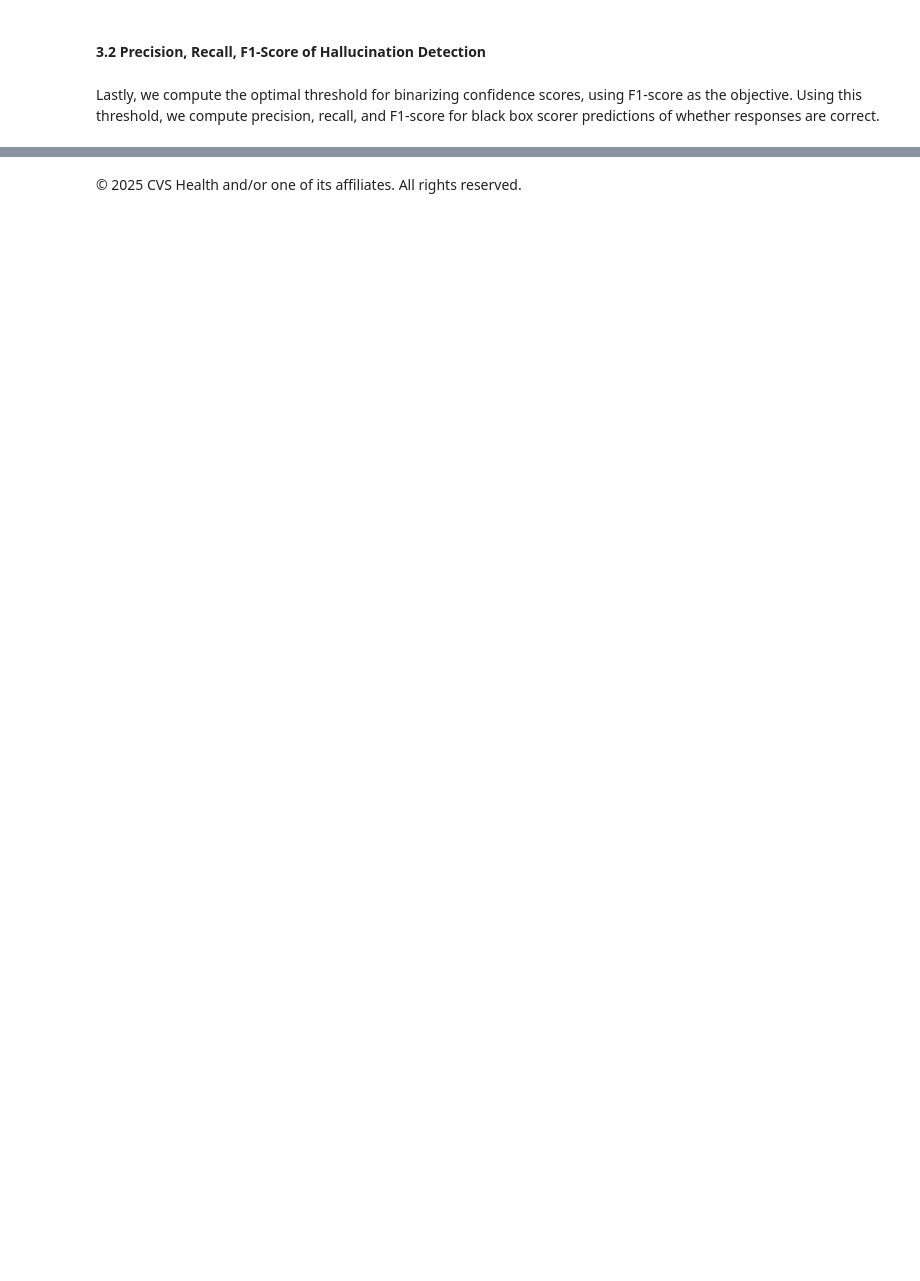
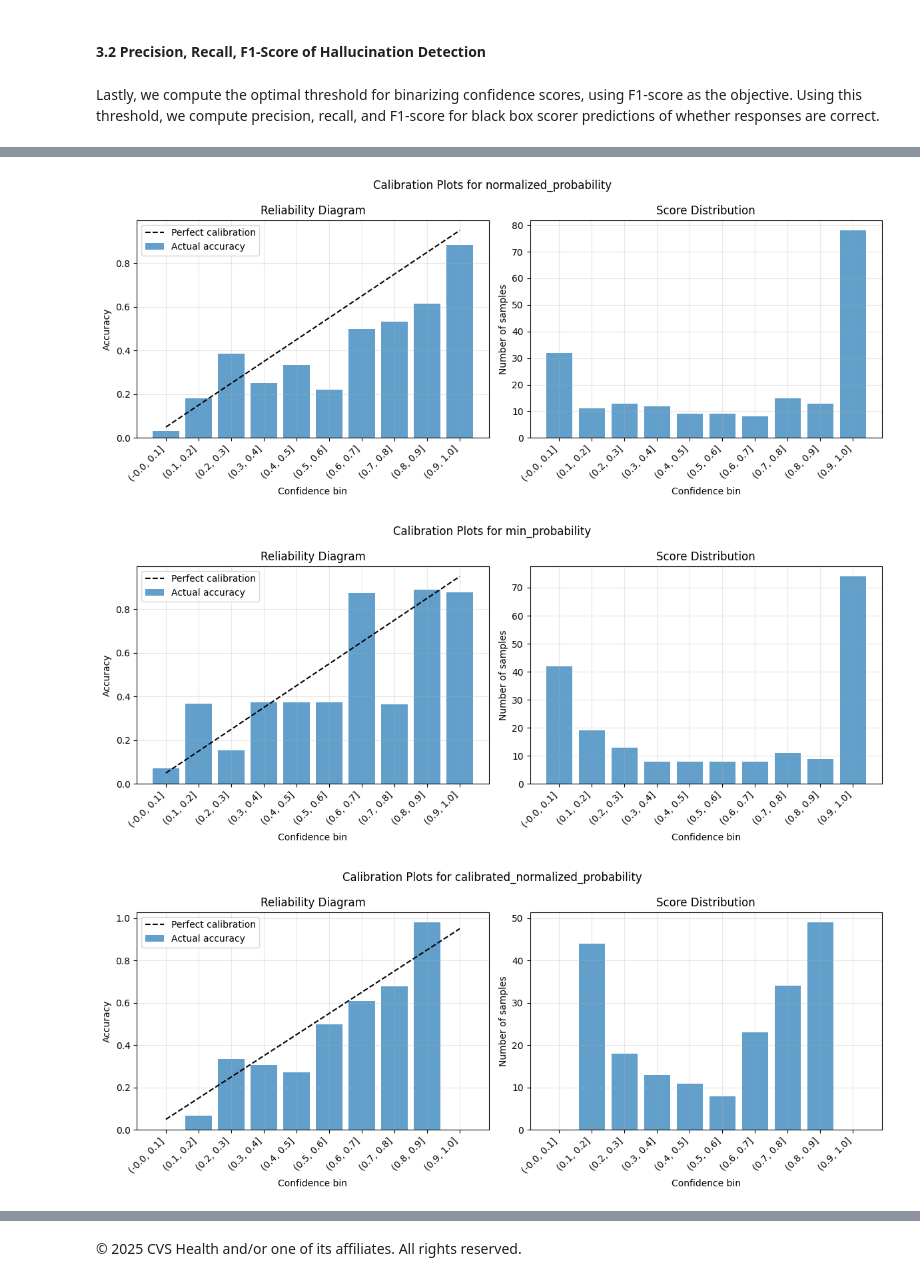
Before and after one commit to nklswld/uqlm, a Jupyter notebook: examples/white_box_demo.ipynb, the cells around one changed output, grey strips where cells are left out. Saved outputs shown, nothing was run; the diff lists cells and outputs as text; code cells hidden in the pictures; blank space fills up the shorter version.

Commit message:
restructure ScoreCalibration method and update notebook

```diff
--- a/examples/white_box_demo.ipynb
+++ b/examples/white_box_demo.ipynb
@@ -286,0 +292,8 @@ F-1 optimal threshold    0.57                     0.57
+# %%
+from uqlm.utils.score_calibrator import ScoreCalibrator
+
+sc_object = ScoreCalibrator(method="platt")
+sc_object.fit_transform(results, result_df.response_correct)
+
+results_df = results.to_df()
+results_df.head()
@@ -286,0 +307,6 @@ F-1 optimal threshold    0.57                     0.57
+# %%
+train_metrics = sc_object.evaluate_calibration(results, result_df.response_correct)
+# %% [output]
+[figure, added]
+[figure, added]
+[figure, added]
```
Also changed, not shown: parts of 13 cells of this notebook, 2 other files.
